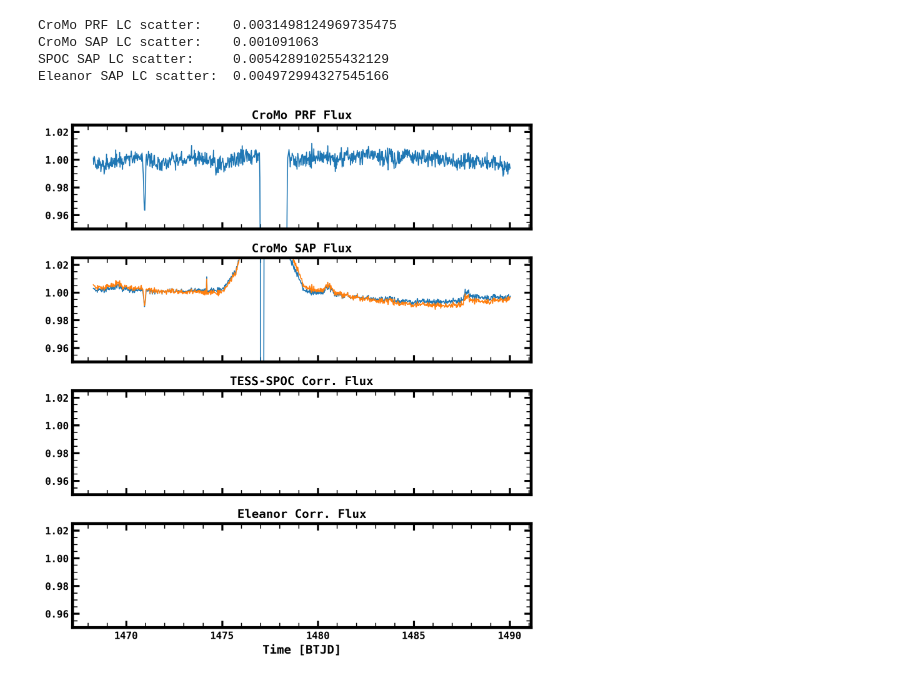
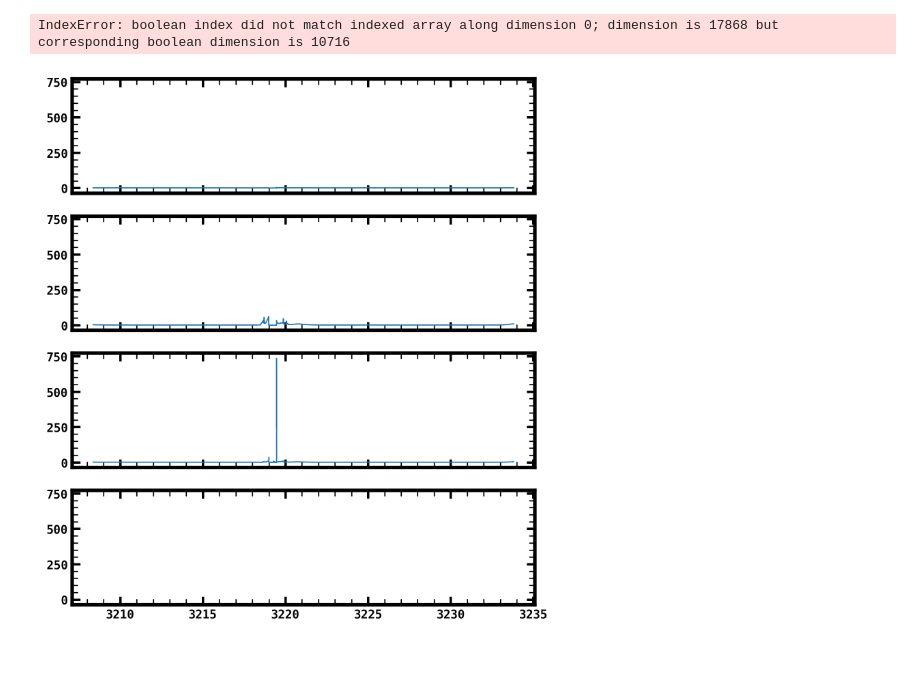
Before and after one commit to robertfwilson/TESSphomo, a Jupyter notebook: notebooks/TESSCroMo_LightCurve_Example.ipynb, the cells around one changed output. Drawn from its saved outputs; the diff is of its cells as text; code cells hidden in the pictures.

```diff
--- a/notebooks/TESSCroMo_LightCurve_Example.ipynb
+++ b/notebooks/TESSCroMo_LightCurve_Example.ipynb
@@ -54,7 +60,7 @@ TESSCrowd.plot_tpf_model(logscale=False, vmax=None);
 # Note: The TPF is already background subtracted, so the background mask is very inaccurate (i.e., non-existant)
 
 
-cromo_source_aperture, cromo_bkg_aperture = TESSCrowd.get_optimal_aperture(dx=dx, dy=dy, snr_limit=1)
+cromo_source_aperture, cromo_bkg_aperture = TESSCrowd.get_optimal_aperture(dx=dx, dy=dy, snr_limit=1.5)
 
 fig, axes = plt.subplots(1, 3, figsize=(14,3.5), constrained_layout=True)
 tpf.plot(ax=axes[0], aperture_mask=tpf.pipeline_mask, )
@@ -76,5 +76,6 @@ plt.plot(np.array(dxdt).T[1])
 # %%
-np.shape(sapflux)
+#np.shape(sapflux)
+#len(sapflux), sum(np.isnan(sapflux))
 
-len(sapflux), sum(np.isnan(sapflux))
-sapflux = TESSCrowd.get_sap_flux_timeseries(cromo_source_aperture)
+
+capflux, _, _ = TESSCrowd.get_cap_flux_timeseries(cromo_source_aperture)
@@ -115,4 +105,4 @@ len(psf_flux), sum(np.isnan(psf_flux))
 # %%
-lc_search = lk.search_lightcurve('TOI 2406', mission='TESS',  )
+lc_search = lk.search_lightcurve('LHS 3844', mission='TESS', sector=TESSCrowd.tpf.sector )
 lc_search
 # %% [output]
@@ -137,6 +116,6 @@ SearchResult containing 15 data products.
 # %%
-lc_spoc = lc_search[0].download()
-lc_elnr=lc_search[1].download()
+lc_spoc = lc_search[2].download()
+lc_qlp=lc_search[3].download()
 
 lc_spoc.columns
 # %% [output]
@@ -200,44 +184,41 @@ def point_scatter(x):
 
 
 #print(spoc_mask['flux'].value)
 
 
 fig, axes = plt.subplots(4,1, figsize=(7,8), sharey=True, sharex=True)
 
 P=3.0766e10
 
 axes[0].plot(TESSCrowd.time.value%P, norm(psf_flux), '-', lw=1)
-axes[1].plot(TESSCrowd.time.value%P, norm(sap_flux_decrowd), '-', lw=1)
-axes[1].plot(TESSCrowd.time.value%P, norm(sapflux), '-', lw=1)
-#axes[2].plot(lc_spoc.time.value%P, norm(lc_spoc.flux), '-', lw=1)
-#axes[3].plot(lc_elnr.time.value[spoc_mask], lc_elnr.flux[spoc_mask]/np.nanmedian(lc_elnr.flux), '-', lw=1)
+#axes[1].plot(TESSCrowd.time.value%P, norm(capflux), '-', lw=1)
+axes[1].plot(TESSCrowd.time.value%P, norm(sap_flux), '-', lw=1)
+axes[2].plot(lc_spoc.time.value%P, norm(lc_spoc.flux), '-', lw=1)
+axes[3].plot(lc_elnr.time.value[spoc_mask], lc_elnr.flux[spoc_mask], '-', lw=1)
 
 
 axes[0].set_title('CroMo PRF Flux')
 axes[1].set_title('CroMo SAP Flux')
 axes[2].set_title('TESS-SPOC Corr. Flux')
 axes[3].set_title('Eleanor Corr. Flux')
 
 
 axes[-1].set_xlabel('Time [BTJD]')
 
 #plt.xlim(2491,2494)
 
 plt.tight_layout()
 
 
-plt.ylim(0.95, 1.025)
+#plt.ylim(0.95, 1.025)
 # Print Point to Point Scatter
 print('CroMo PRF LC scatter:   ', point_scatter(psf_flux[~np.isnan(psf_flux)]) )
-print('CroMo SAP LC scatter:   ', point_scatter(sap_flux_decrowd) )
+print('CroMo SAP LC scatter:   ', point_scatter(capflux) )
 print('SPOC SAP LC scatter:    ', point_scatter(lc_spoc.flux) )
 print('Eleanor SAP LC scatter: ', point_scatter(lc_elnr.flux) )
 # %% [output]
-CroMo PRF LC scatter:    0.0031498124969735475
-CroMo SAP LC scatter:    0.001091063
-SPOC SAP LC scatter:     0.005428910255432129
-Eleanor SAP LC scatter:  0.004972994327545166
+IndexError: boolean index did not match indexed array along dimension 0; dimension is 17868 but corresponding boolean dimension is 10716
-[figure, old version]
+[figure, new version]
 # %%
 ## Correct Systematics with dx, dxy, and bkg/zeropoint flux
 from lightkurve.correctors import RegressionCorrector, DesignMatrix
```
Also changed, not shown: parts of 20 cells of this notebook, 4 other files.
